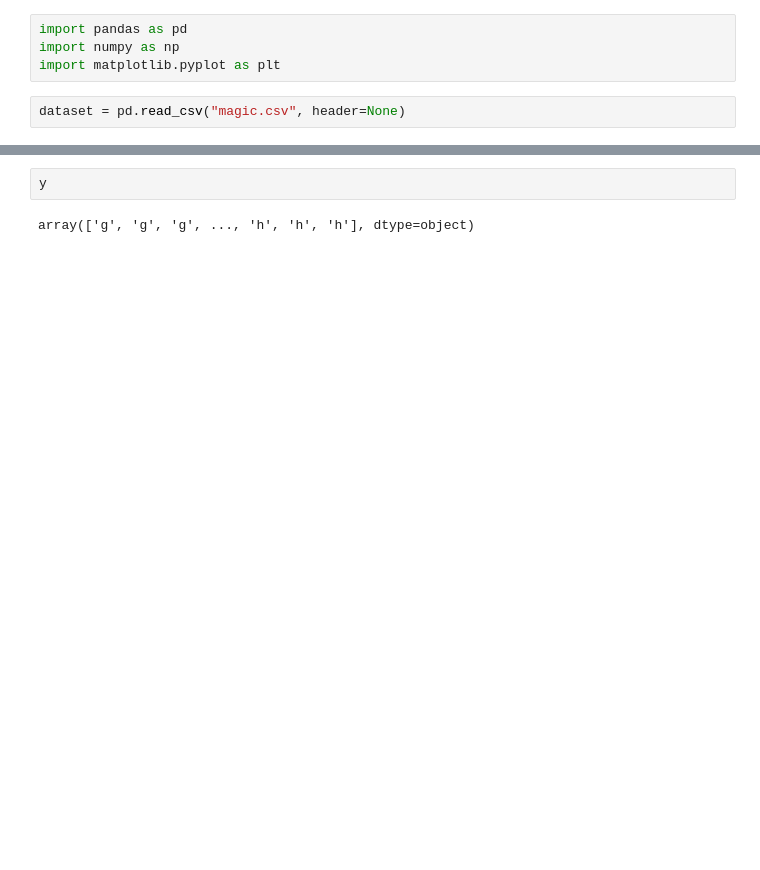
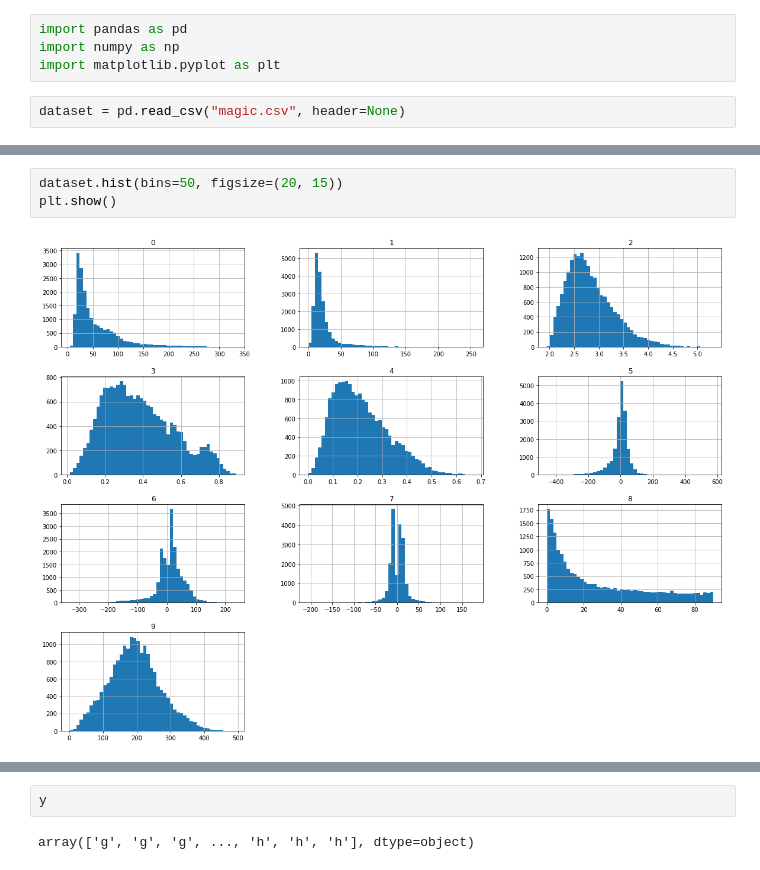
Before and after one commit to blooser/DataScience, a Jupyter notebook: Gamma Telescope/Gamma Telescope .ipynb, the cells around one changed output, grey strips where cells are left out. Drawn from its saved outputs; the diff is of its cells as text; blank space fills up the shorter version.

```diff
--- a/Gamma Telescope/Gamma Telescope .ipynb
+++ b/Gamma Telescope/Gamma Telescope .ipynb
@@ -27,0 +41,5 @@ dataset
+# %%
+dataset.hist(bins=50, figsize=(20, 15))
+plt.show()
+# %% [output]
+[figure, added]
```
Also changed, not shown: parts of 35 cells of this notebook, 1 other file.
